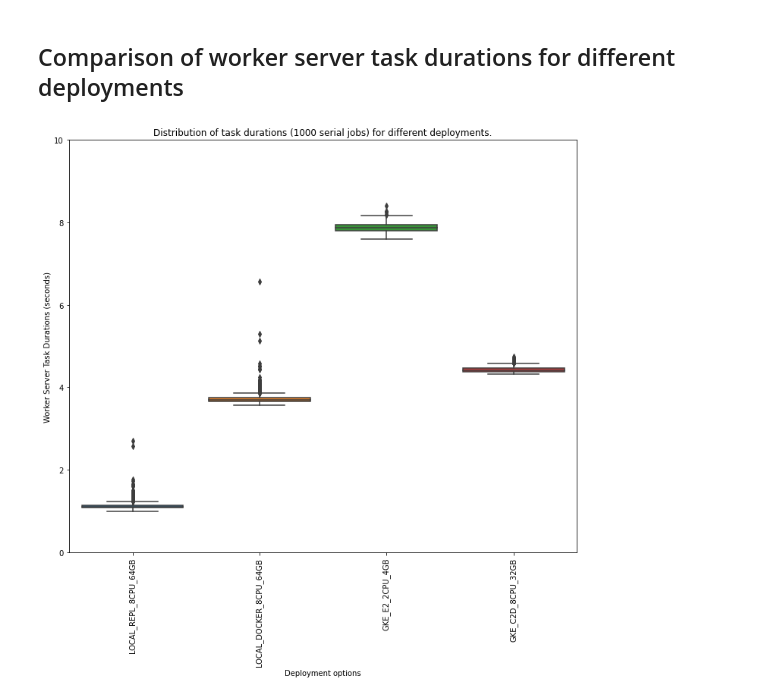
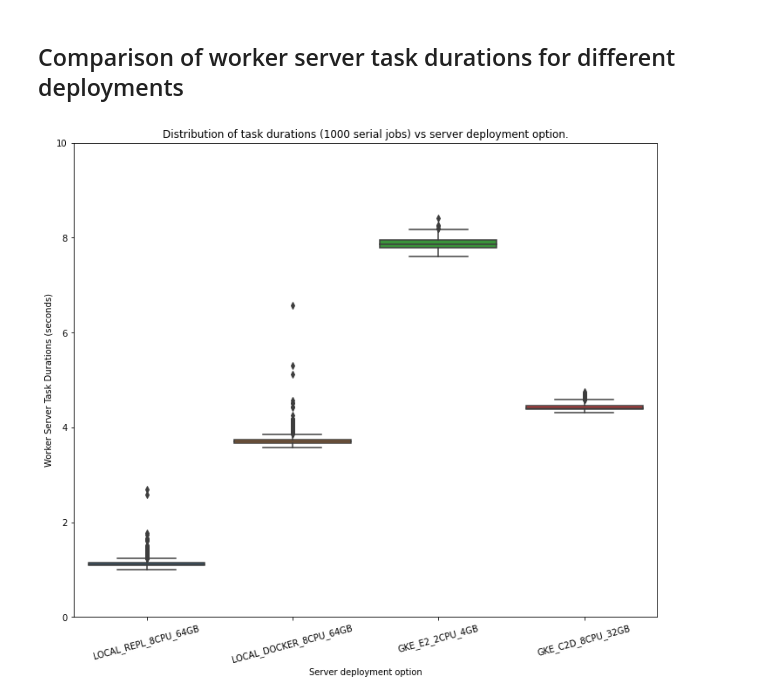
Before and after one commit to jeosol/simapi-docs, a Jupyter notebook: simapi_system_performance_analysis_local_vs_kge.ipynb, the cells around one changed output. Saved outputs shown, nothing was run; the diff lists cells and outputs as text; code cells hidden in the pictures.

```diff
--- a/simapi_system_performance_analysis_local_vs_kge.ipynb
+++ b/simapi_system_performance_analysis_local_vs_kge.ipynb
@@ -90,7 +90,7 @@ from seaborn import boxplot
 import seaborn as sns
 # %%
 # Set up the top directory of the application
-TOPDIR='/home/onwunalu/data/ml-outputs/cloudsim/latency-analyses/v2.2.7'
+TOPDIR='/home/onwunalu/data/ml-outputs/cloudsim/latency-analyses/v2.2.8'
 FIGDIR= '{}/figures'.format(TOPDIR)
 # setup the service_name
 service_name = 'xz-nz'
@@ -139,15 +139,16 @@ def make_box_plot(df, ylim=None, savefile=None, case=None, columns=['backend_ser
 def make_boxplot_all_cases(df, filename, title=None):
     fig, ax = plt.subplots(figsize=(12,10))
     boxplot(x='case',y='worker_server',data=df_all)
-    plt.xlabel('Deployment options')
+    plt.xlabel('Server deployment option')
     plt.ylabel('Worker Server Task Durations (seconds)')
     plt.ylim([0, 10])
-    ax.set_xticklabels(ax.get_xticklabels(),rotation = 90)
+    ax.set_xticklabels(ax.get_xticklabels(),rotation = 15)
     if title:
         plt.title(title)
     plt.show()
     if filename:
-        fig.savefig('{}/{}'.format(FIGDIR, filename), dpi=300)
+        #fig.savefig('{}/{}'.format(FIGDIR, filename), dpi=300)
+        fig.savefig('{}'.format(filename), dpi=300)
 
 def make_ratio_plots(df, filename, title=None):
     fig, ax = plt.subplots(figsize=(8,6))
@@ -341,6 +342,6 @@ make_box_plot(df_kge8cpu_hist, ylim=[0, 10], case='8cpu_kge')
 # %% [markdown]
 ## Comparison of worker server task durations for different deployments
 # %%
-make_boxplot_all_cases(df_all, filename='worker_server_deployment_comparison.jpg', title='Distribution of task durations (1000 serial jobs) for different deployments.')
+make_boxplot_all_cases(df_all, filename='/home/onwunalu/simapi-docs/worker_server_deployment_comparisonxx.jpg', title='Distribution of task durations (1000 serial jobs) vs server deployment option.')
 # %% [output]
-[figure, old version]
+[figure, new version]
```
Also changed, not shown: parts of 1 cell of this notebook, 2 other files.
